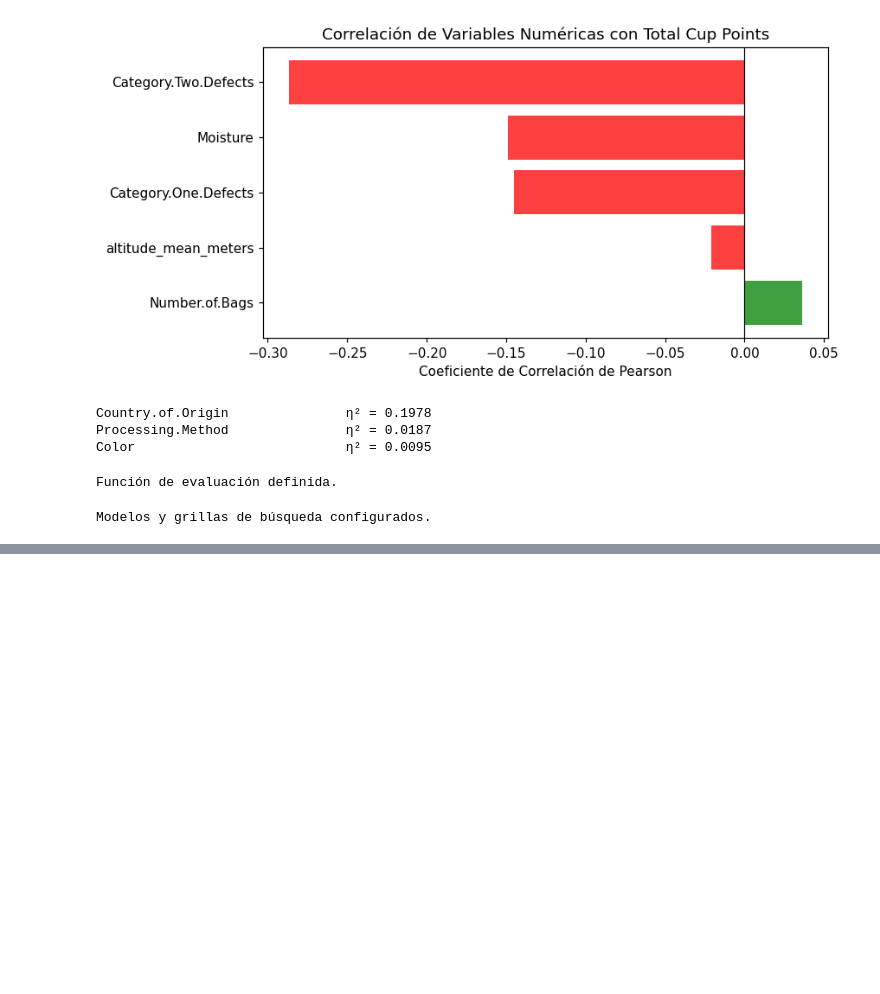
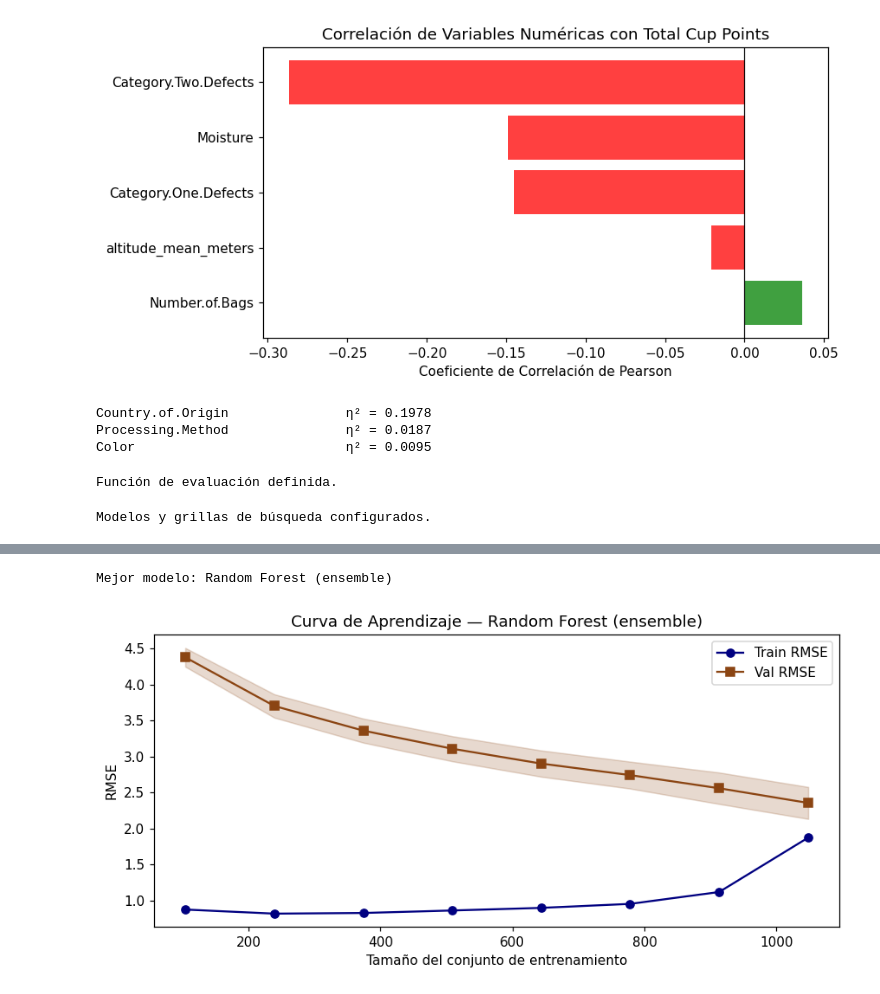
Before and after one commit to GuillermoUribe03/Coffee-Quality-Project, a Jupyter notebook: Final_modelos.ipynb, the cells around one changed output, grey strips where cells are left out. Drawn from its saved outputs; the diff is of its cells as text; code cells hidden in the pictures; blank space fills up the shorter version.

```diff
--- a/Final_modelos.ipynb
+++ b/Final_modelos.ipynb
@@ -383,0 +493,35 @@ Modelos y grillas de búsqueda configurados.
+# %%
+# ─── Curva de aprendizaje del mejor modelo ───
+from sklearn.model_selection import learning_curve
+
+# Entrenar el mejor estimador primero para identificarlo
+best_name = min(results_all, key=lambda n: results_all[n]['RMSE_val'])
+print(f'Mejor modelo: {best_name}')
+
+best_estimator = MODELS[best_name]
+best_estimator.fit(X, y)
+best_pipeline = best_estimator.best_estimator_
+
+train_sizes, train_sc, val_sc = learning_curve(
+    best_pipeline, X, y,
+    train_sizes=np.linspace(0.1, 1.0, 8),
+    cv=KFold(n_splits=5, shuffle=True, random_state=42),
+    scoring='neg_root_mean_squared_error', n_jobs=-1
+)
+
+fig, ax = plt.subplots(figsize=(8, 4))
+ax.plot(train_sizes, -train_sc.mean(axis=1), 'o-', label='Train RMSE', color='navy')
+ax.plot(train_sizes, -val_sc.mean(axis=1), 's-', label='Val RMSE', color='saddlebrown')
+ax.fill_between(train_sizes,
+                -val_sc.mean(axis=1) - val_sc.std(axis=1),
+                -val_sc.mean(axis=1) + val_sc.std(axis=1), alpha=0.2, color='saddlebrown')
+ax.set_xlabel('Tamaño del conjunto de entrenamiento')
+ax.set_ylabel('RMSE')
+ax.set_title(f'Curva de Aprendizaje — {best_name}')
+ax.legend()
+plt.tight_layout()
+plt.savefig('fig7_learning_curve.png', bbox_inches='tight')
+plt.show()
+# %% [output]
+Mejor modelo: Random Forest (ensemble)
+[figure, added]
```
Also changed, not shown: parts of 19 cells of this notebook.
